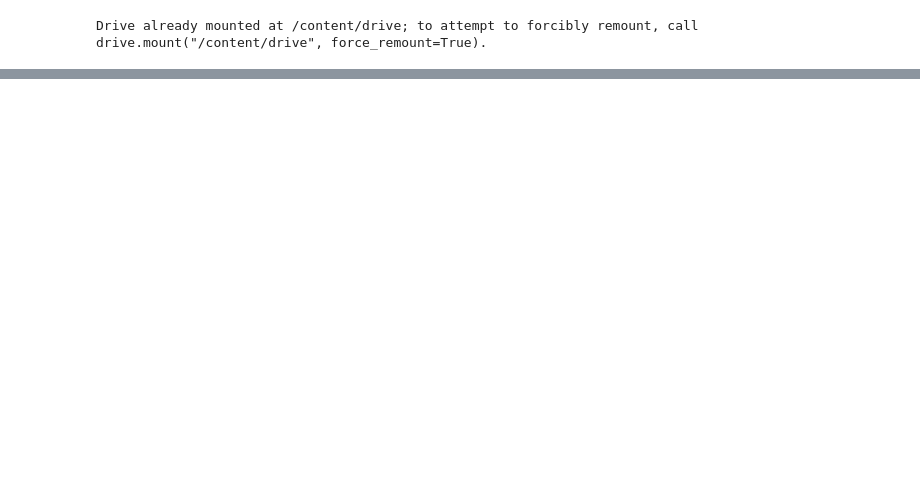
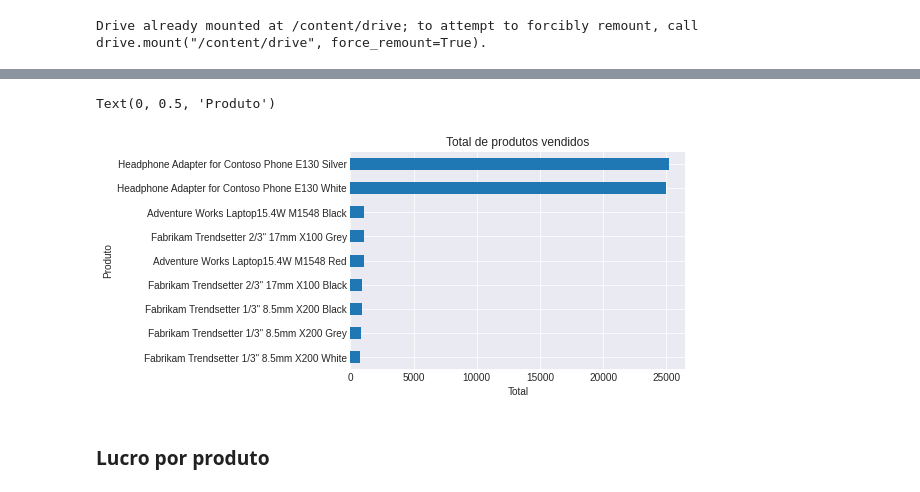
Before and after one commit to Ronaldo-Nunes/Cursos, a Jupyter notebook: Geração_Tech_Unimed_BH_Ciência_Dados/Análise_de_dados_Python_Pandas/Dio_Analise_exploratoria.ipynb, the cells around one changed output, grey strips where cells are left out. Cells and saved outputs as stored; diff of their text form; code cells hidden in the pictures; blank space fills up the shorter version.

```diff
--- a/Geração_Tech_Unimed_BH_Ciência_Dados/Análise_de_dados_Python_Pandas/Dio_Analise_exploratoria.ipynb
+++ b/Geração_Tech_Unimed_BH_Ciência_Dados/Análise_de_dados_Python_Pandas/Dio_Analise_exploratoria.ipynb
@@ -19,0 +97,4 @@ data_frame.sample(5)
+# %%
+# Calculando o lucro por venda realizada
+data_frame['lucro_por_venda'] = data_frame['Valor Venda'].sub(data_frame['custo_venda'])
+data_frame.head(3)
@@ -19,0 +106,4 @@ data_frame.sample(5)
+# %%
+# Calculando o lucro por produto vendido
+data_frame['lucro_unitário'] = data_frame['lucro_por_venda'].div(data_frame['Quantidade'])
+data_frame.sample(3)
@@ -19,0 +128,4 @@ data_frame.sample(5)
+# %%
+# Calculando o tempo de envio para cada produto
+data_frame['tempo_envio'] = (data_frame['Data Envio'] - data_frame['Data Venda']).dt.days
+data_frame.head(3)
@@ -19,0 +154,4 @@ data_frame.sample(5)
+# %%
+# Importando a biblioteca de mapas
+import matplotlib.pyplot as plt
+plt.style.use('seaborn-darkgrid')
@@ -19,0 +199,9 @@ data_frame.sample(5)
+# %%
+data_frame.groupby('Produto')['Quantidade'].sum().sort_values(ascending=True).plot.barh(title='Total de produtos vendidos');
+plt.xlabel('Total')
+plt.ylabel('Produto')
+# %% [output]
+Text(0, 0.5, 'Produto')
+[figure, added]
+# %% [markdown]
+### Lucro por produto
```
Also changed, not shown: parts of 41 cells of this notebook.
